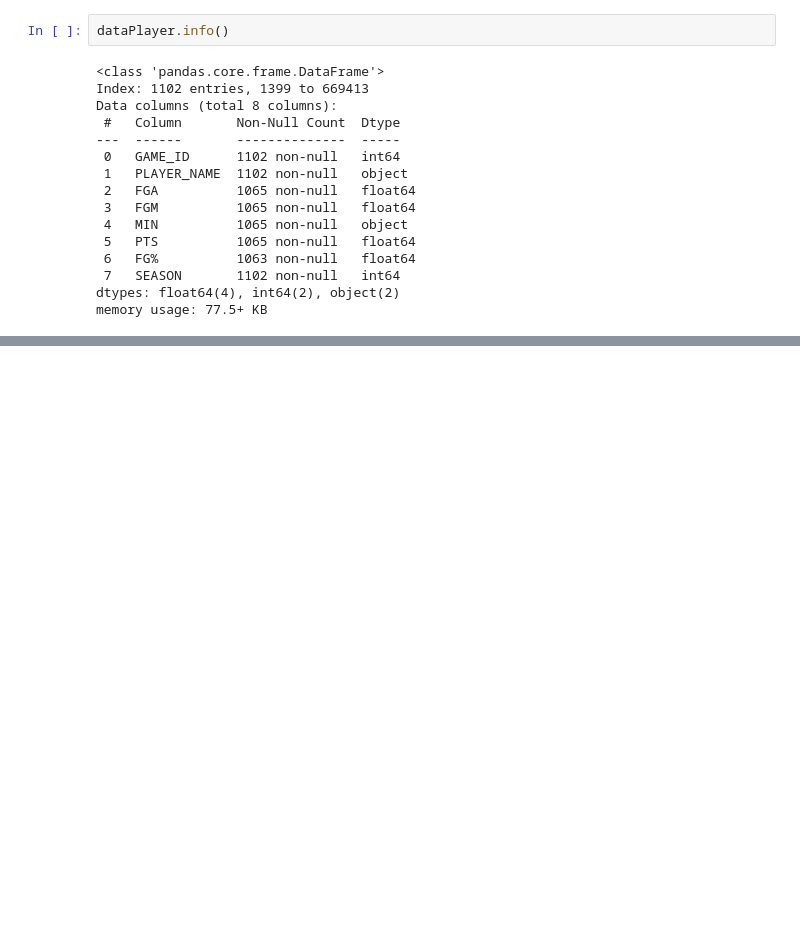
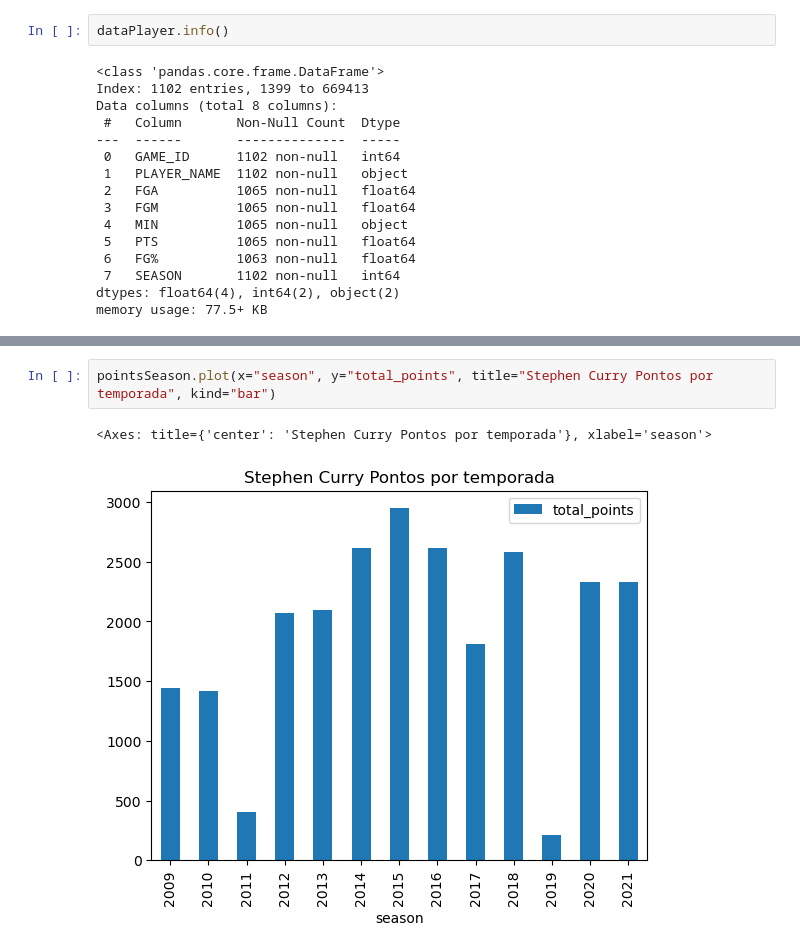
Before and after one commit to gabriel-arrvda/ac2-padroes, a Jupyter notebook: nba.ipynb, the cells around one changed output, grey strips where cells are left out. Cells and saved outputs as stored; diff of their text form; blank space fills up the shorter version.

```diff
--- a/nba.ipynb
+++ b/nba.ipynb
@@ -149,0 +167,5 @@ See the caveats in the documentation: https://pandas.pydata.org/pandas-docs/stab
+# %%
+pointsSeason.plot(x="season", y="total_points", title="Stephen Curry Pontos por temporada", kind="bar")
+# %% [output]
+<Axes: title={'center': 'Stephen Curry Pontos por temporada'}, xlabel='season'>
+[figure, added]
```
Also changed, not shown: parts of 12 cells of this notebook.
